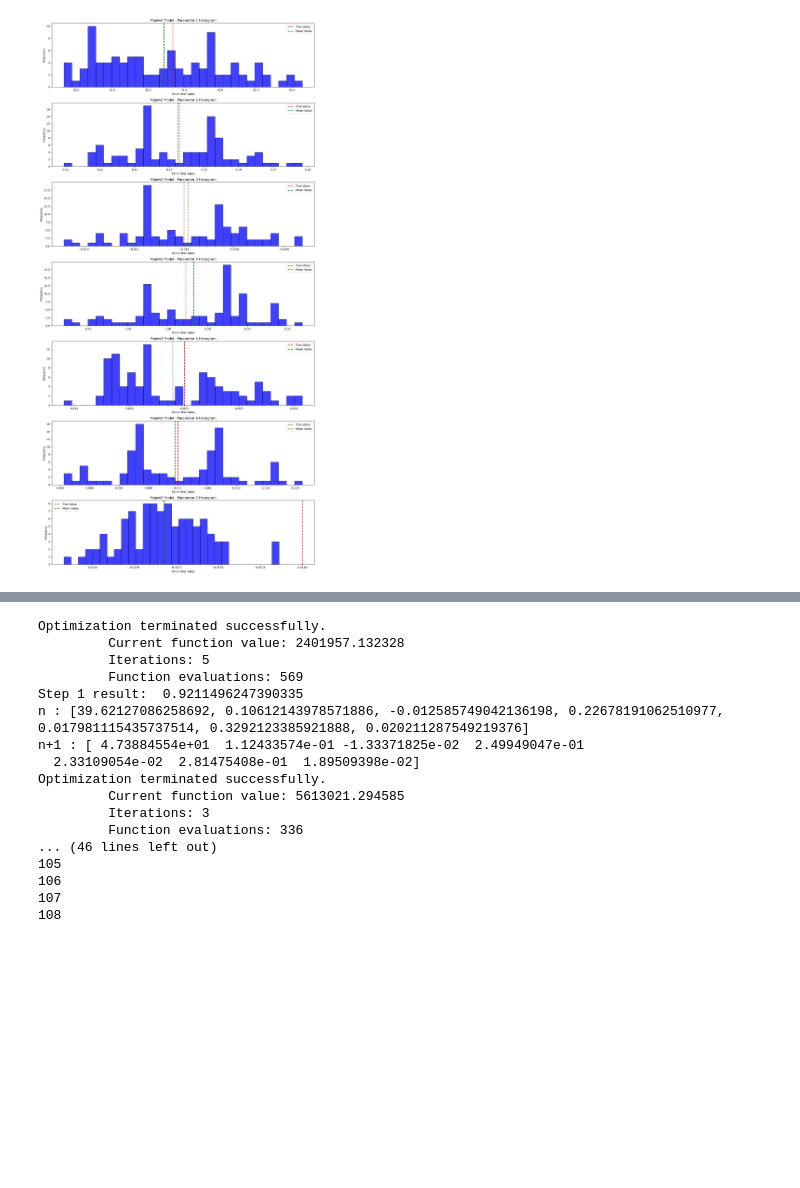
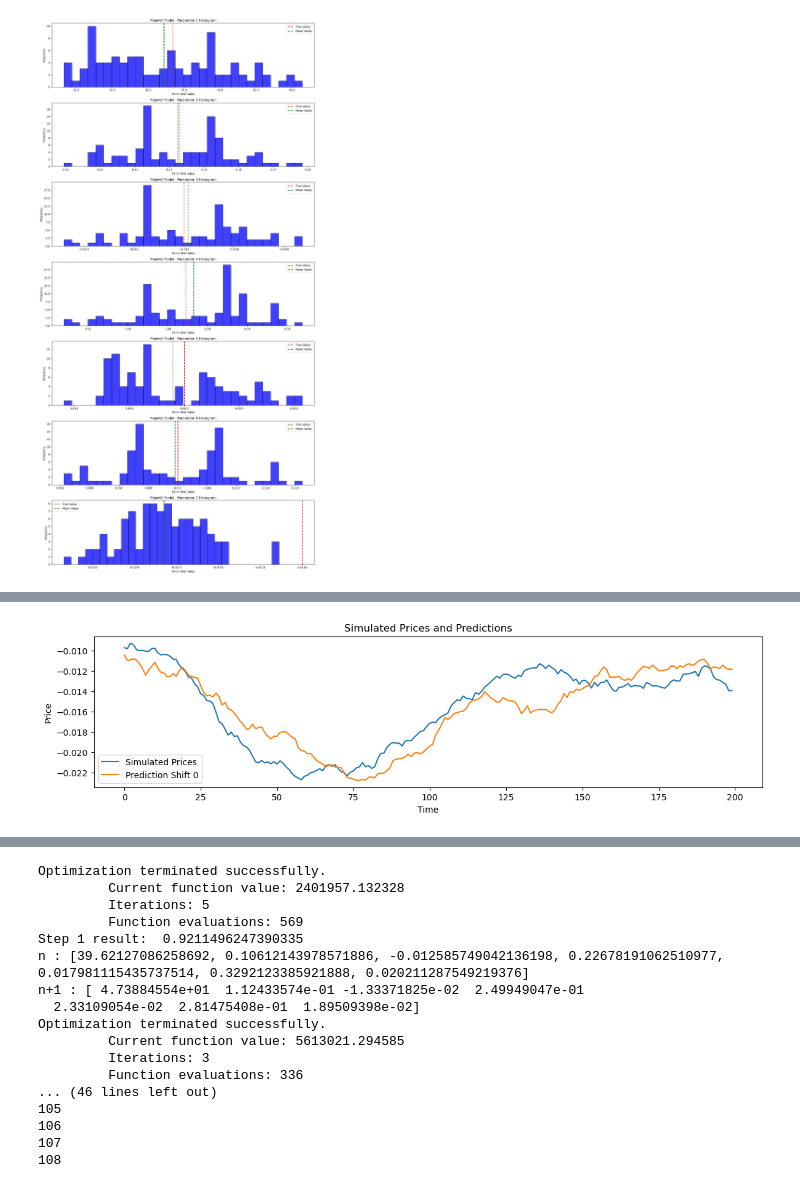
Before and after one commit to GhilesKemiche/ABM-Calibration, a Jupyter notebook: Code.ipynb, the cells around one changed output, grey strips where cells are left out. Cells and saved outputs as stored; diff of their text form; code cells hidden in the pictures; blank space fills up the shorter version.

```diff
--- a/Code.ipynb
+++ b/Code.ipynb
@@ -703,0 +770,18 @@ précision = 0.0010899622887261433 , normalized precision = 0.19203182004233854,
+# %%
+# # Plot the results
+plt.figure(figsize=(14, 7))
+
+# Plot the simulated prices
+plt.subplot(2, 1, 1)
+plt.plot(p[1000:1200], label='Simulated Prices')
+plt.title('Simulated Prices and Predictions')
+plt.xlabel('Time')
+plt.ylabel('Price')
+plt.legend()
+
+plt.plot(pred[:200], label=f'Prediction Shift {i}')
+
+plt.legend()
+plt.show()
+# %% [output]
+[figure, added]
```
Also changed, not shown: parts of 15 cells of this notebook.
